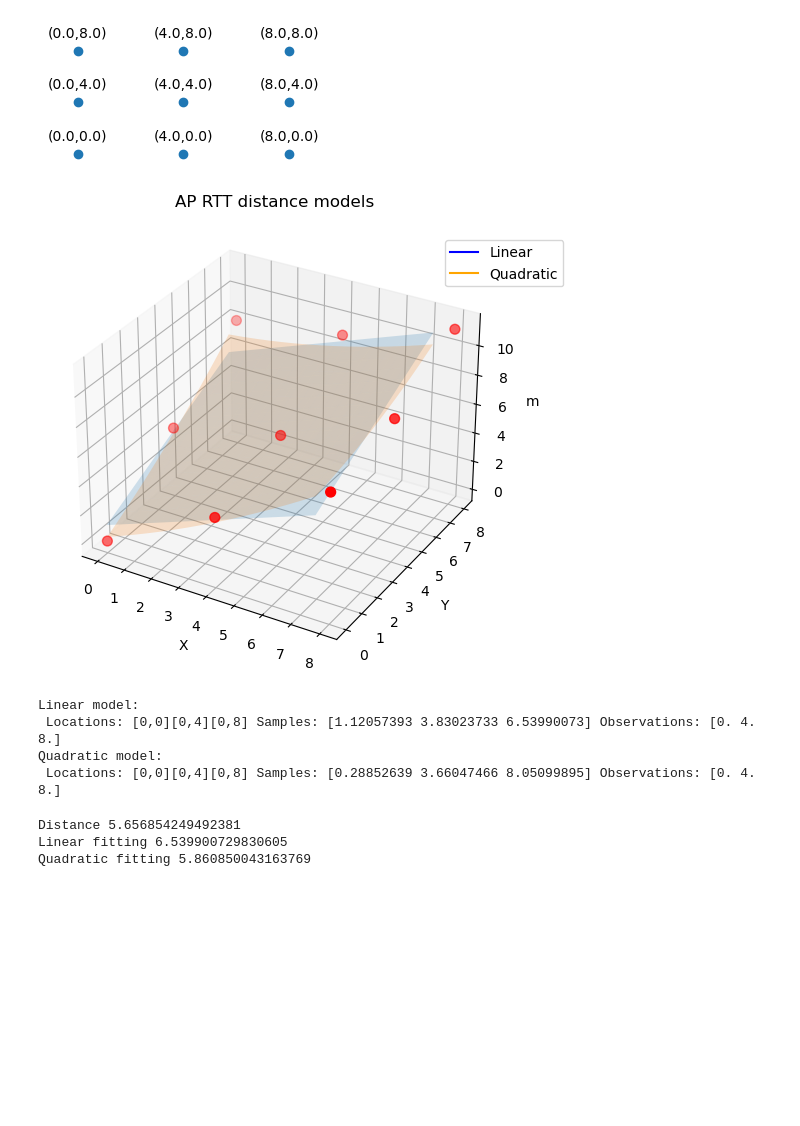
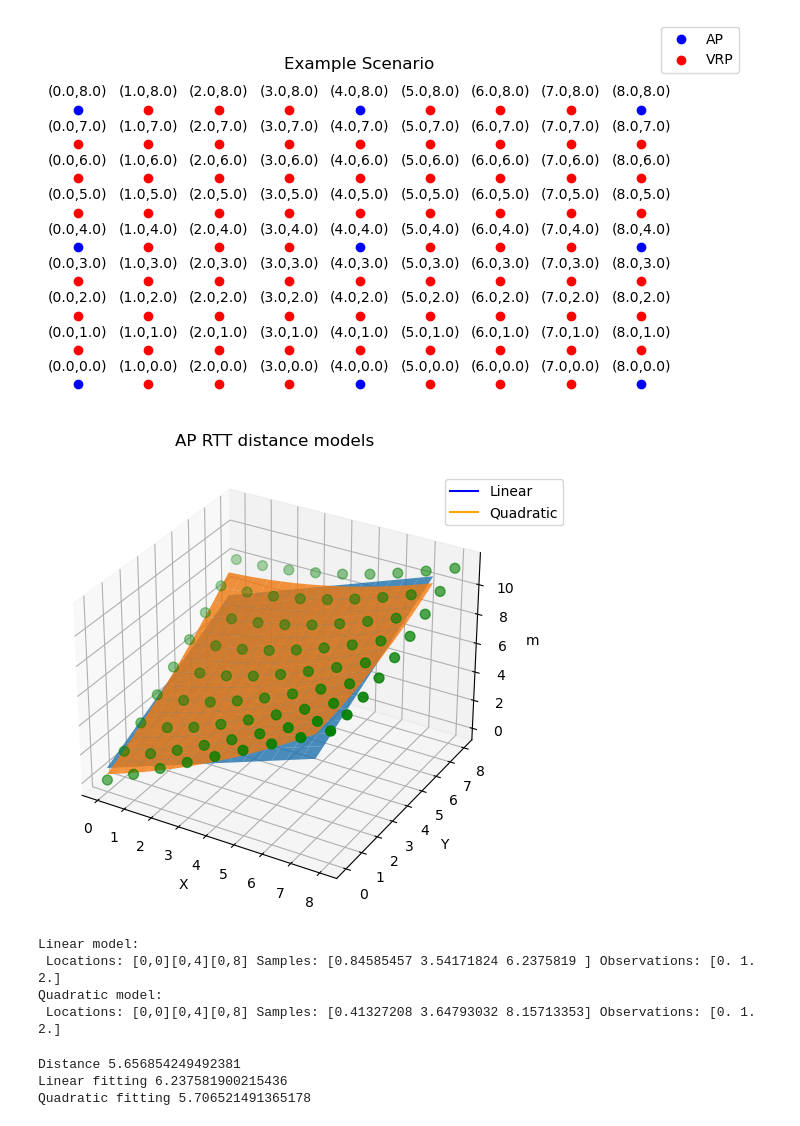
Before and after one commit to carlogattuso/Indoor_Positioning_RTT_GPR, a Jupyter notebook: src/dev/surface_fitting.ipynb, the cells around one changed output. Cells and saved outputs as stored; diff of their text form; code cells hidden in the pictures; blank space fills up the shorter version.

Commit message:
surface fitting test done

```diff
--- a/src/dev/surface_fitting.ipynb
+++ b/src/dev/surface_fitting.ipynb
@@ -11,29 +11,35 @@ Plot styling
 %matplotlib inline
 plt.rcParams['figure.dpi'] = 100
 plt.rcParams['figure.figsize'] = [8, 6]
-mpl.rcParams['legend.fontsize'] = 10
 # %%
 """
 Locations plot
 """
-locations = np.array(np.meshgrid(np.linspace(0, 8, 3), np.linspace(0, 8, 3))).T.reshape(-1, 2)
+locations = np.array(np.meshgrid(np.linspace(0, 8, 9), np.linspace(0, 8, 9))).T.reshape(-1, 2)
 
-plt.figure(figsize=(3,1.5))
-plt.scatter(locations[:,0], locations[:,1])
+L_ap = locations[[0,4,8,36,40,44,72,76,80], :]
+L_vrp = np.delete(locations, [0,4,8,36,40,44,72,76,80], 0)
 
+plt.figure(figsize=(8,4))
+
+plt.scatter(L_ap[:,0], L_ap[:,1], c='b')
+plt.scatter(L_vrp[:,0], L_vrp[:,1], c='r')
+
+plt.legend(labels=['AP','VRP'],loc="upper right",borderaxespad=-5)
+plt.title('Example Scenario',pad=20)
 plt.axis('off')
 
 for x,y in zip(locations[:,0],locations[:,1]):
 
     label = f"({x},{y})"
 
     plt.annotate(label, # this is the text
                  (x,y), # this is the point to label
                  textcoords="offset points", # how to position the text
                  xytext=(0,10), # distance from text to points (x,y)
                  ha='center') # horizontal alignment can be left, right or center
 # %% [output]
-[figure, old version]
+[figure, new version]
 # %%
 """
 Compute Euclidean distance vector
@@ -107,10 +113,10 @@ fig = plt.figure()
 
 ax = fig.gca(projection='3d')
 
-l1 = ax.plot_surface(X, Y, Z_1, rstride=1, cstride=1, alpha=0.2, label='linear')
-l2 = ax.plot_surface(X, Y, Z_2, rstride=1, cstride=1, alpha=0.2, label='quadratic')
+l1 = ax.plot_surface(X, Y, Z_1, rstride=1, cstride=1, alpha=0.8, label='linear')
+l2 = ax.plot_surface(X, Y, Z_2, rstride=1, cstride=1, alpha=0.8, label='quadratic')
 
-ax.scatter(locations[:,0], locations[:,1], d_RTT, c='r', s=50)
+ax.scatter(locations[:,0], locations[:,1], d_RTT, c='g', s=50)
 
 plt.xlabel('X')
 plt.ylabel('Y')
@@ -127,7 +133,7 @@ fig.legend(labels= line_labels,loc="upper right",borderaxespad=4)
 plt.title('AP RTT distance models')
 plt.show()
 # %% [output]
-[figure, old version]
+[figure, new version]
 # %%
 test = sample_distance(np.array([0,0,0]), np.array([0,4,8]), model_1)
 print('Linear model:\n','Locations: [0,0][0,4][0,8]','Samples:',test,'Observations:',d_RTT[0:3])
@@ -136,9 +142,9 @@ test = sample_distance(np.array([0,0,0]), np.array([0,4,8]), model_2)
 print('Quadratic model:\n','Locations: [0,0][0,4][0,8]','Samples:',test,'Observations:',d_RTT[0:3])
 # %% [output]
 Linear model:
- Locations: [0,0][0,4][0,8] Samples: [1.12057393 3.83023733 6.53990073] Observations: [0. 4. 8.]
+ Locations: [0,0][0,4][0,8] Samples: [0.84585457 3.54171824 6.2375819 ] Observations: [0. 1. 2.]
 Quadratic model:
- Locations: [0,0][0,4][0,8] Samples: [0.28852639 3.66047466 8.05099895] Observations: [0. 4. 8.]
+ Locations: [0,0][0,4][0,8] Samples: [0.41327208 3.64793032 8.15713353] Observations: [0. 1. 2.]
 # %%
 print("Distance",math.sqrt(32))
 test = sample_distance(np.array(4), np.array(4), model_1)
@@ -147,5 +153,5 @@ test = sample_distance(np.array(4), np.array(4), model_2)
 print("Quadratic fitting", test)
 # %% [output]
 Distance 5.656854249492381
-Linear fitting 6.539900729830605
-Quadratic fitting 5.860850043163769
+Linear fitting 6.237581900215436
+Quadratic fitting 5.706521491365178
```
